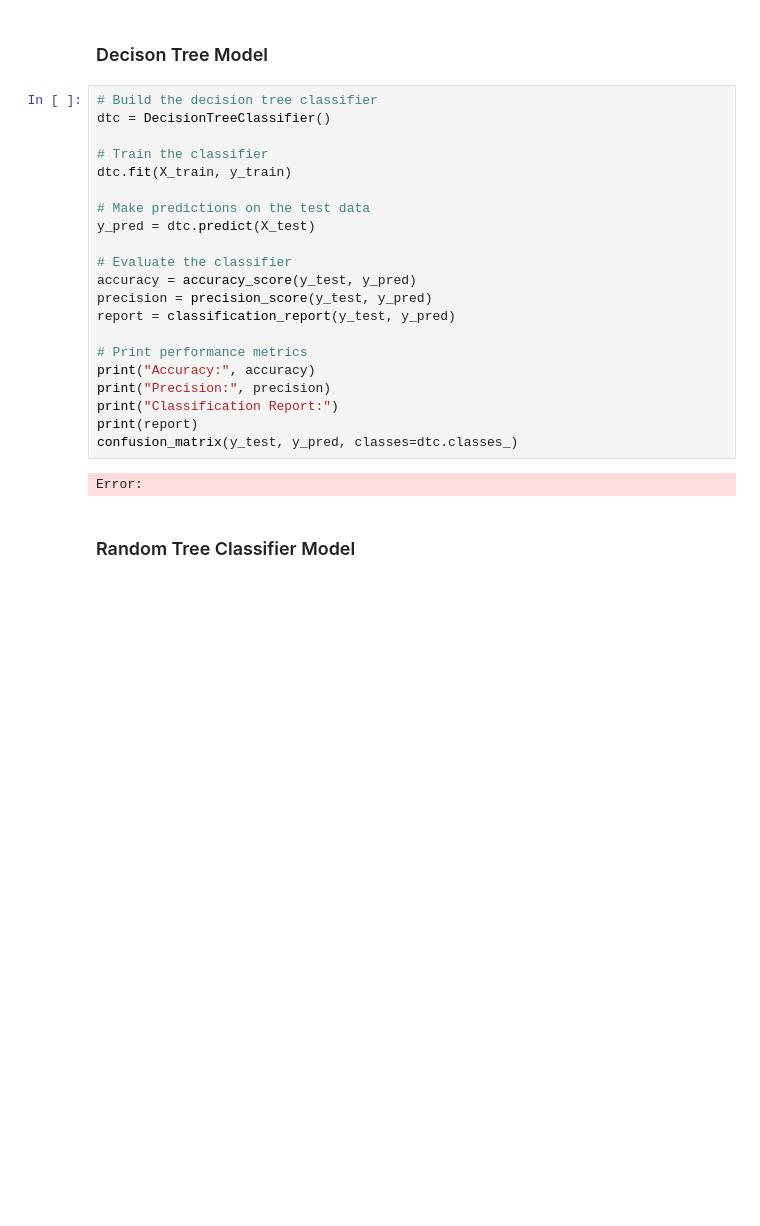
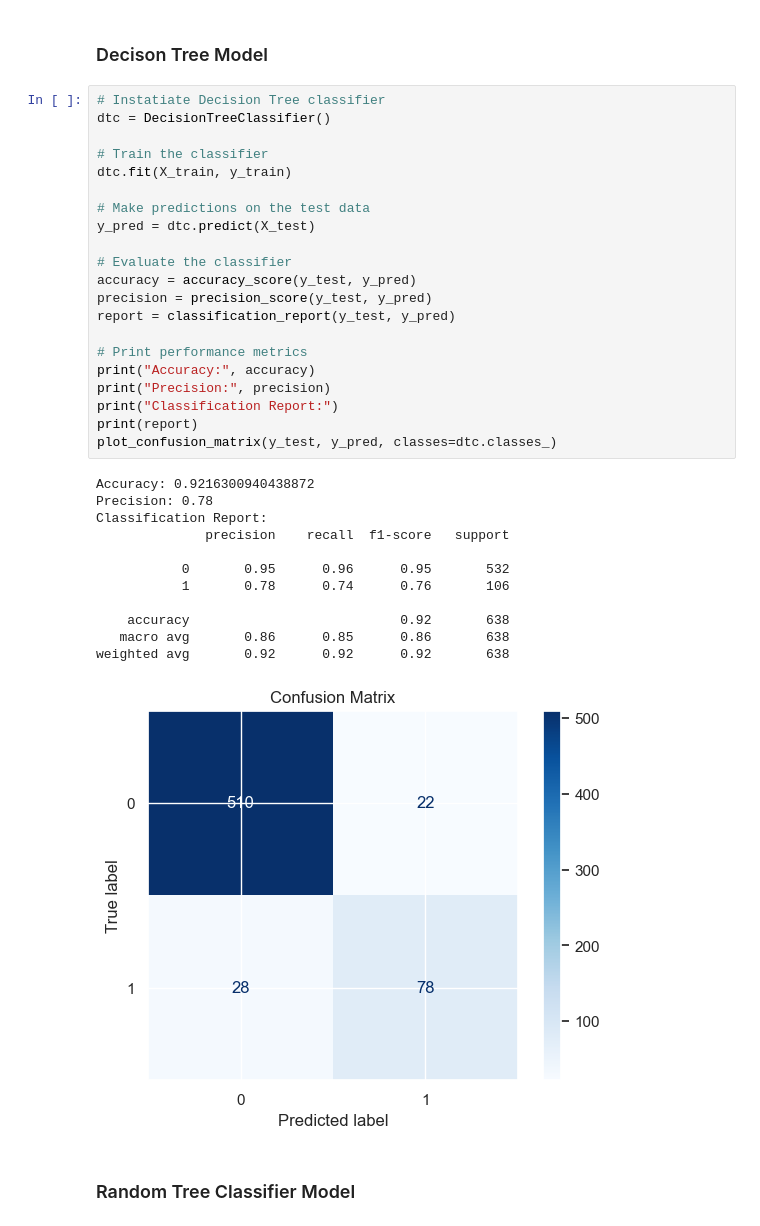
Before and after one commit to Atieng/Customer-Churn-Prediction, a Jupyter notebook: Customer-churn.ipynb, the cells around one changed output. Cells and saved outputs as stored; diff of their text form; blank space fills up the shorter version.

```diff
--- a/Customer-churn.ipynb
+++ b/Customer-churn.ipynb
@@ -869,28 +869,39 @@ RecursionError: maximum recursion depth exceeded
 # %% [markdown]
 ### Decison Tree Model
 # %%
-# Build the decision tree classifier
+# Instatiate Decision Tree classifier
 dtc = DecisionTreeClassifier()
 
 # Train the classifier
 dtc.fit(X_train, y_train)
 
 # Make predictions on the test data
 y_pred = dtc.predict(X_test)
 
 # Evaluate the classifier
 accuracy = accuracy_score(y_test, y_pred)
 precision = precision_score(y_test, y_pred)
 report = classification_report(y_test, y_pred)
 
 # Print performance metrics
 print("Accuracy:", accuracy)
 print("Precision:", precision)
 print("Classification Report:")
 print(report)
-confusion_matrix(y_test, y_pred, classes=dtc.classes_)
+plot_confusion_matrix(y_test, y_pred, classes=dtc.classes_)
 # %% [output]
-Error:
+Accuracy: 0.9216300940438872
+Precision: 0.78
+Classification Report:
+              precision    recall  f1-score   support
+
+           0       0.95      0.96      0.95       532
+           1       0.78      0.74      0.76       106
+
+    accuracy                           0.92       638
+   macro avg       0.86      0.85      0.86       638
+weighted avg       0.92      0.92      0.92       638
+[figure, added]
 # %% [markdown]
 ### Random Tree Classifier Model
 # %%
```
Also changed, not shown: parts of 33 cells of this notebook.
